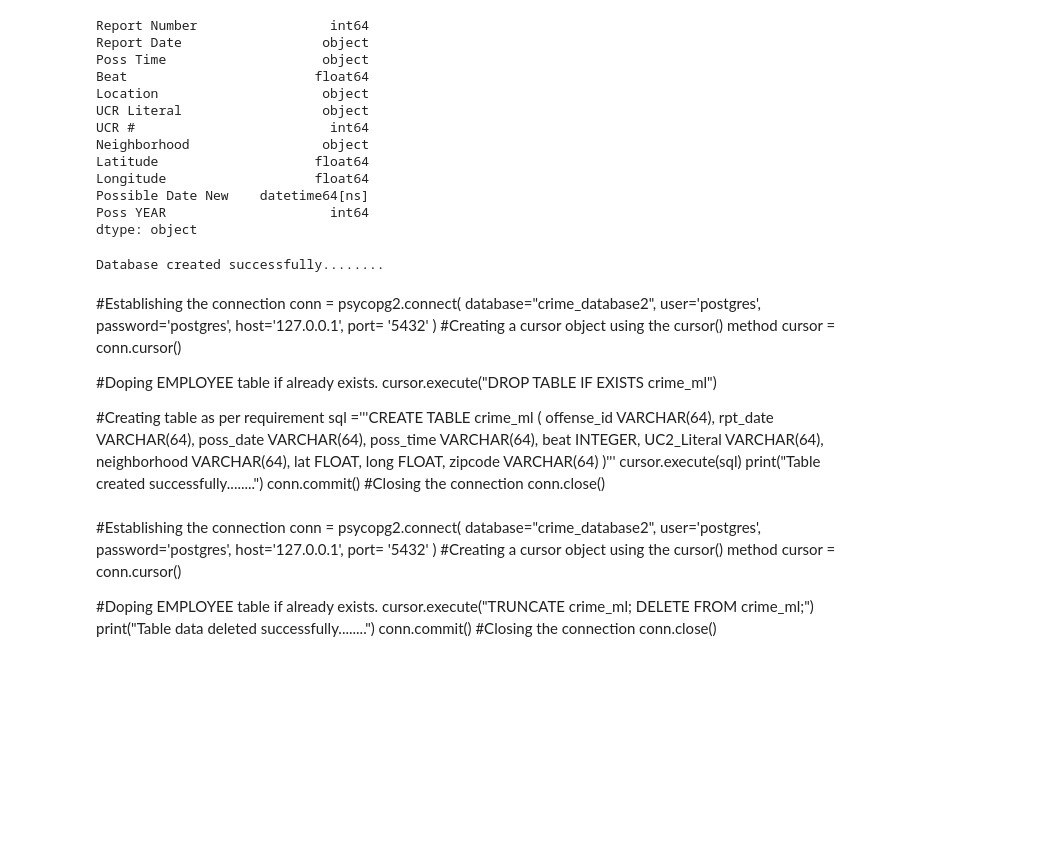
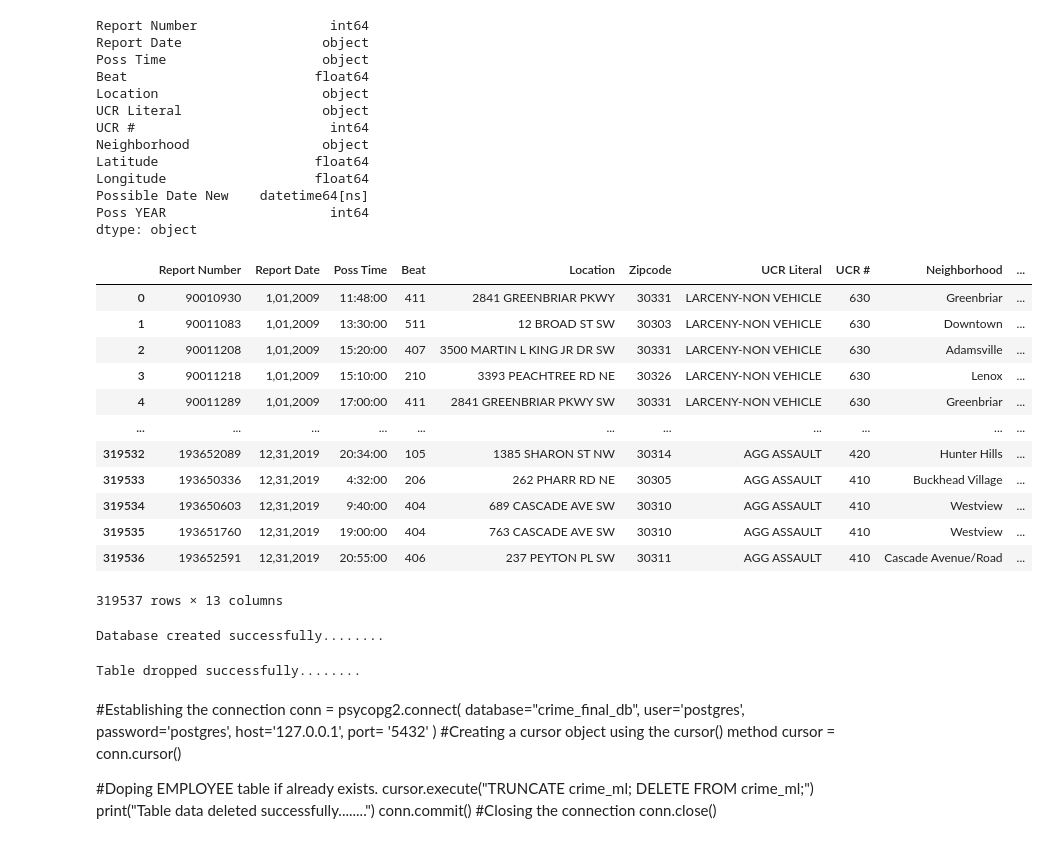
Before and after one commit to Chithra1996/GT_Final_Project, a Jupyter notebook: Analysis/crime_data_cleaning.ipynb, the cells around one changed output. Drawn from its saved outputs; the diff is of its cells as text; code cells hidden in the pictures; blank space fills up the shorter version.

Commit message:
zipcode_final changes

```diff
--- a/Analysis/crime_data_cleaning.ipynb
+++ b/Analysis/crime_data_cleaning.ipynb
@@ -490,3 +490,23 @@ Longitude                   float64
 Possible Date New    datetime64[ns]
 Poss YEAR                     int64
 dtype: object
+# %%
+crime_zip = pd.read_csv("../raw_data/crime_new-2009-2019_addzip.csv")
+# %%
+crime_zip = crime_zip.drop(columns=['Occur Date','Occur Time','Occur time (fixed)','Possible Date','Possible Time'])
+crime_zip.rename(columns={"Possible time (fixed)": "Poss Time"},inplace = True)
+crime_zip
+# %% [output]
+|  | Report Number | Report Date | Poss Time | Beat | Location | Zipcode | UCR Literal | UCR # | Neighborhood | ... |
+| 0 | 90010930 | 1,01,2009 | 11:48:00 | 411 | 2841 GREENBRIAR PKWY | 30331 | LARCENY-NON VEHICLE | 630 | Greenbriar | ... |
+| 1 | 90011083 | 1,01,2009 | 13:30:00 | 511 | 12 BROAD ST SW | 30303 | LARCENY-NON VEHICLE | 630 | Downtown | ... |
+| 2 | 90011208 | 1,01,2009 | 15:20:00 | 407 | 3500 MARTIN L KING JR DR SW | 30331 | LARCENY-NON VEHICLE | 630 | Adamsville | ... |
+| 3 | 90011218 | 1,01,2009 | 15:10:00 | 210 | 3393 PEACHTREE RD NE | 30326 | LARCENY-NON VEHICLE | 630 | Lenox | ... |
+| 4 | 90011289 | 1,01,2009 | 17:00:00 | 411 | 2841 GREENBRIAR PKWY SW | 30331 | LARCENY-NON VEHICLE | 630 | Greenbriar | ... |
+| ... | ... | ... | ... | ... | ... | ... | ... | ... | ... | ... |
+| 319532 | 193652089 | 12,31,2019 | 20:34:00 | 105 | 1385 SHARON ST NW | 30314 | AGG ASSAULT | 420 | Hunter Hills | ... |
+| 319533 | 193650336 | 12,31,2019 | 4:32:00 | 206 | 262 PHARR RD NE | 30305 | AGG ASSAULT | 410 | Buckhead Village | ... |
+| 319534 | 193650603 | 12,31,2019 | 9:40:00 | 404 | 689 CASCADE AVE SW | 30310 | AGG ASSAULT | 410 | Westview | ... |
+| 319535 | 193651760 | 12,31,2019 | 19:00:00 | 404 | 763 CASCADE AVE SW | 30310 | AGG ASSAULT | 410 | Westview | ... |
+| 319536 | 193652591 | 12,31,2019 | 20:55:00 | 406 | 237 PEYTON PL SW | 30311 | AGG ASSAULT | 410 | Cascade Avenue/Road | ... |
+319537 rows × 13 columns
@@ -513,48 +535,38 @@ print("Database created successfully........")
 conn.close()
 # %% [output]
 Database created successfully........
+# %%
+#Establishing the connection
+conn = psycopg2.connect(
+   database="crime_db_final", user='postgres', password='postgres', host='127.0.0.1', port= '5432'
+)
+#Creating a cursor object using the cursor() method
+cursor = conn.cursor()
+
+#Droping  table if already exists.
+cursor.execute("DROP TABLE IF EXISTS crime_new")
+cursor.execute("DROP TABLE IF EXISTS crime_ml")
+
+
+print("Table dropped successfully........")
+conn.commit()
+#Closing the connection
+conn.close()
+# %% [output]
+Table dropped successfully........
 # %% [markdown]
 #Establishing the connection
 conn = psycopg2.connect(
-   database="crime_database2", user='postgres', password='postgres', host='127.0.0.1', port= '5432'
+   database="crime_final_db", user='postgres', password='postgres', host='127.0.0.1', port= '5432'
 )
 #Creating a cursor object using the cursor() method
 cursor = conn.cursor()
 
 #Doping EMPLOYEE table if already exists.
-cursor.execute("DROP TABLE IF EXISTS crime_ml")
-
-#Creating table as per requirement
-sql ='''CREATE TABLE crime_ml (
-  offense_id   VARCHAR(64),
-    rpt_date         VARCHAR(64),
-    poss_date        VARCHAR(64),
-    poss_time        VARCHAR(64),
-    beat             INTEGER,
-   UC2_Literal      VARCHAR(64),
-   neighborhood     VARCHAR(64),
-   lat             FLOAT,
-   long            FLOAT,
-   zipcode          VARCHAR(64)
- )'''
-cursor.execute(sql)
-print("Table created successfully........")
+cursor.execute("TRUNCATE crime_ml; DELETE FROM crime_ml;")
+print("Table data deleted successfully........")
 conn.commit()
 #Closing the connection
 conn.close()
-# %% [markdown]
-#Establishing the connection
-conn = psycopg2.connect(
-   database="crime_database2", user='postgres', password='postgres', host='127.0.0.1', port= '5432'
-)
-#Creating a cursor object using the cursor() method
-cursor = conn.cursor()
-
-#Doping EMPLOYEE table if already exists.
-cursor.execute("TRUNCATE crime_ml; DELETE FROM crime_ml;")
-print("Table data deleted successfully........")
-conn.commit()
-#Closing the connection
-conn.close()
 # %%
 from sqlalchemy import create_engine
```
Also changed, not shown: parts of 7 cells of this notebook, 4 other files.
